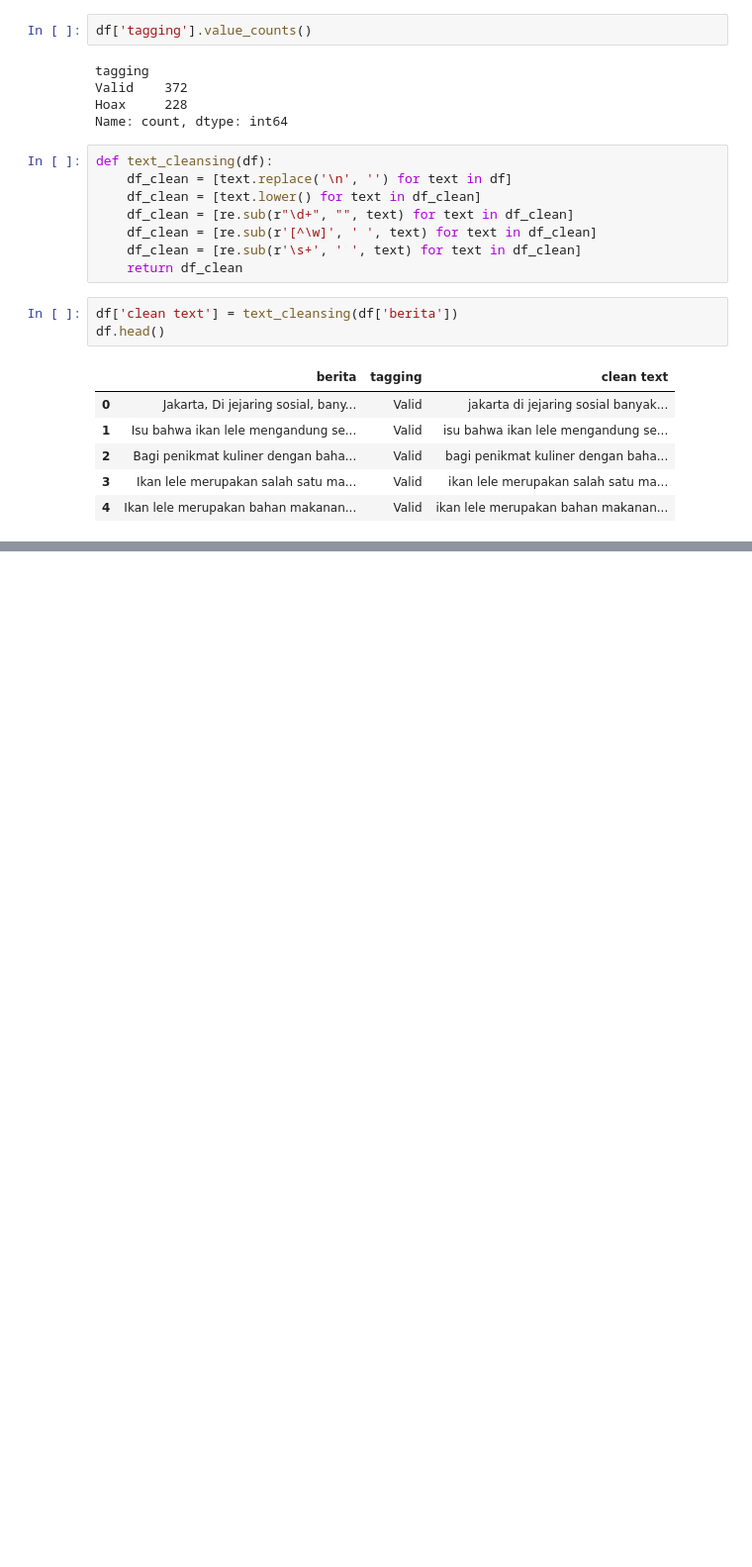
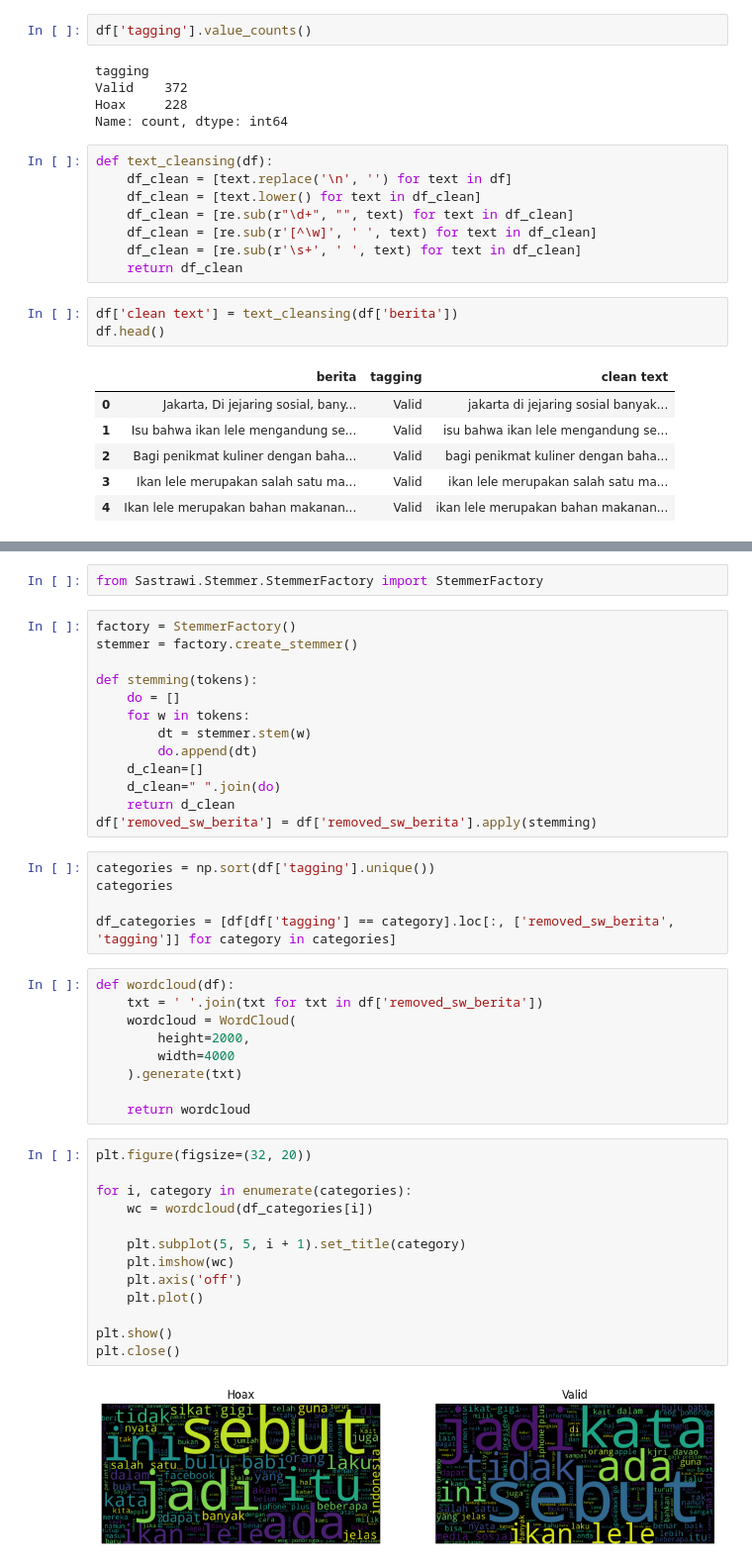
Before and after one commit to aymanrafif/Fake-News-Classification, a Jupyter notebook: 0 testing data.ipynb, the cells around one changed output, grey strips where cells are left out. Shown at 99% size. Drawn from its saved outputs; the diff is of its cells as text; blank space fills up the shorter version.

Commit message:
update wordcloud

```diff
--- a/0 testing data.ipynb
+++ b/0 testing data.ipynb
@@ -99,0 +131,44 @@ df.head()
+# %%
+from Sastrawi.Stemmer.StemmerFactory import StemmerFactory
+# %%
+factory = StemmerFactory()
+stemmer = factory.create_stemmer()
+
+def stemming(tokens):
+    do = []
+    for w in tokens:
+        dt = stemmer.stem(w)
+        do.append(dt)
+    d_clean=[]
+    d_clean=" ".join(do)
+    return d_clean
+df['removed_sw_berita'] = df['removed_sw_berita'].apply(stemming)
+# %%
+categories = np.sort(df['tagging'].unique())
+categories
+
+df_categories = [df[df['tagging'] == category].loc[:, ['removed_sw_berita', 'tagging']] for category in categories]
+# %%
+def wordcloud(df):
+    txt = ' '.join(txt for txt in df['removed_sw_berita'])
+    wordcloud = WordCloud(
+        height=2000,
+        width=4000
+    ).generate(txt)
+
+    return wordcloud
+# %%
+plt.figure(figsize=(32, 20))
+
+for i, category in enumerate(categories):
+    wc = wordcloud(df_categories[i])
+
+    plt.subplot(5, 5, i + 1).set_title(category)
+    plt.imshow(wc)
+    plt.axis('off')
+    plt.plot()
+
+plt.show()
+plt.close()
+# %% [output]
+[figure, added]
```
Also changed, not shown: parts of 2 cells of this notebook.
